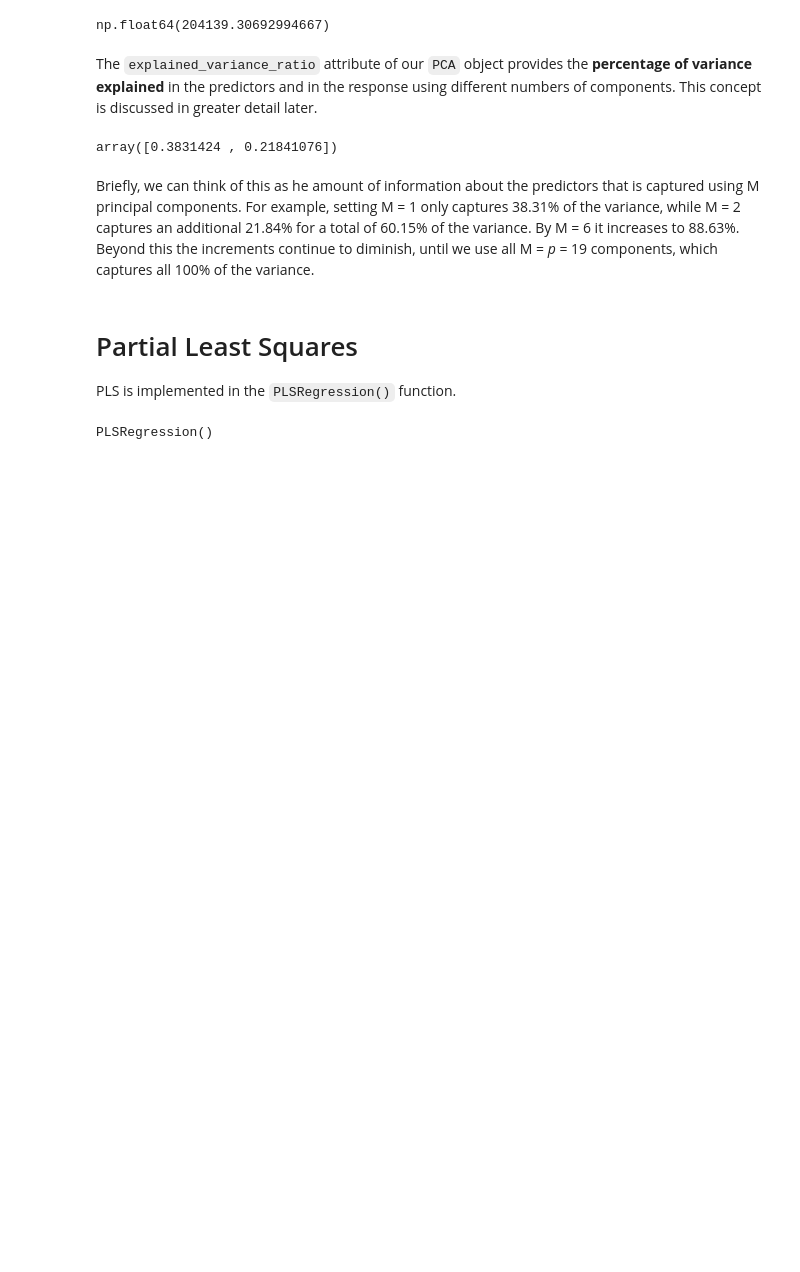
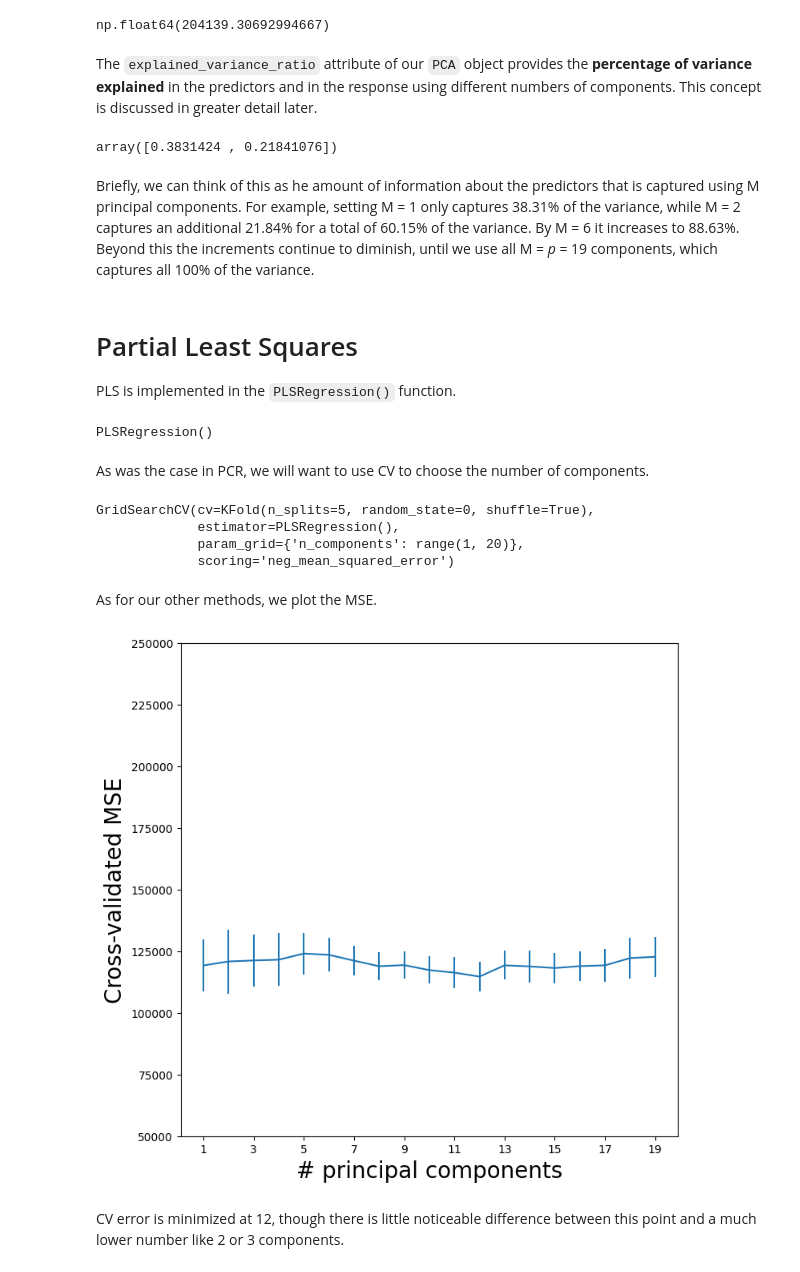
Before and after one commit to crdcamp/ml-learning-linear-regression-part-2, a Jupyter notebook: coding_labs/lin_models_and_reg_methods.ipynb, the cells around one changed output. Drawn from its saved outputs; the diff is of its cells as text; code cells hidden in the pictures; blank space fills up the shorter version.

```diff
--- a/coding_labs/lin_models_and_reg_methods.ipynb
+++ b/coding_labs/lin_models_and_reg_methods.ipynb
@@ -795,3 +794,34 @@ pls = PLSRegression(n_components=2,
 pls.fit(X,Y)
 # %% [output]
 PLSRegression()
+# %% [markdown]
+As was the case in PCR, we will want to use CV to choose the number of components.
+# %%
+param_grid = {"n_components": range(1, 20)}
+grid = skm.GridSearchCV(pls,
+                        param_grid,
+                        cv=kfold,
+                        scoring="neg_mean_squared_error")
+grid.fit(X,Y)
+# %% [output]
+GridSearchCV(cv=KFold(n_splits=5, random_state=0, shuffle=True),
+             estimator=PLSRegression(),
+             param_grid={'n_components': range(1, 20)},
+             scoring='neg_mean_squared_error')
+# %% [markdown]
+As for our other methods, we plot the MSE.
+# %%
+pls_fig, ax = subplots(figsize=(8,8))
+n_comp = param_grid["n_components"]
+ax.errorbar(n_comp,
+            -grid.cv_results_["mean_test_score"],
+            grid.cv_results_["std_test_score"] / np.sqrt(K))
+
+ax.set_ylabel("Cross-validated MSE", fontsize=20)
+ax.set_xlabel("# principal components", fontsize=20)
+ax.set_xticks(n_comp[::2])
+ax.set_ylim([50000, 250000]);
+# %% [output]
+[figure, added]
+# %% [markdown]
+CV error is minimized at 12, though there is little noticeable difference between this point and a much lower number like 2 or 3 components.
```
Also changed, not shown: parts of 1 cell of this notebook.
